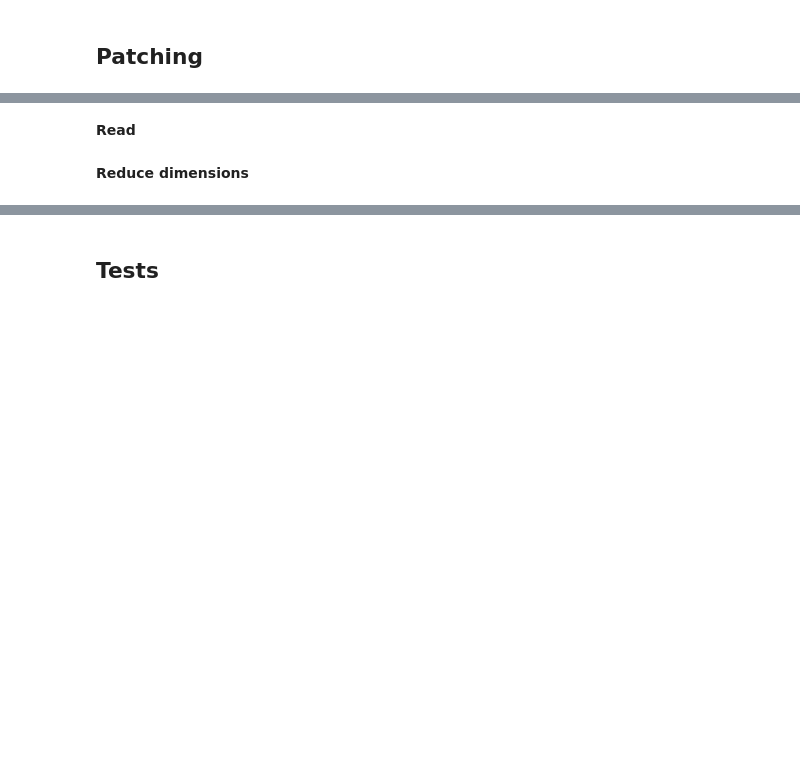
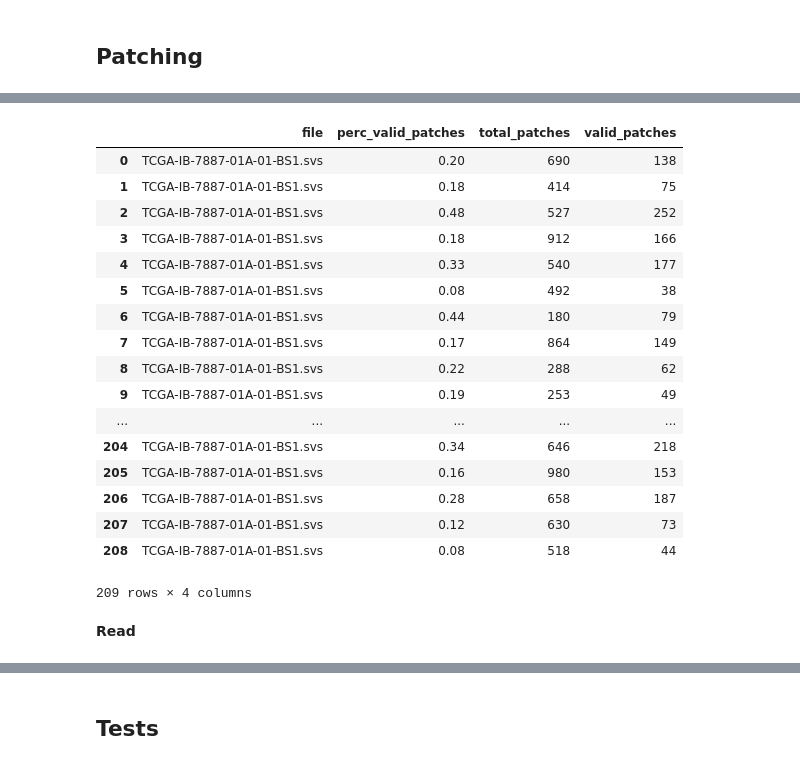
Before and after one commit to portizdegalisteo/TFM, a Jupyter notebook: wsi.ipynb, the cells around one changed output, grey strips where cells are left out. Cells and saved outputs as stored; diff of their text form; code cells hidden in the pictures; blank space fills up the shorter version.

Commit message:
finished wsi patching

```diff
--- a/wsi.ipynb
+++ b/wsi.ipynb
@@ -75,2 +73,0 @@ file = [x for x in files if '6880' in x][1]
-# %%
-os_img = openslide.open_slide(os.path.join(slides_path, file))
@@ -211,7 +73,0 @@ For all slides
-# %%
-for file in tqdm(files):
-
-    os_img = openslide.open_slide(os.path.join(slides_path, file))
-
-    save_slide_patches(os.path.join(slides_path, file), patches_path, file_prefix=file.replace('.svs', ''),
-                       patch_size=PATCH_SIZE, magnification=MAGNIFICATION)
@@ -223,2 +73,0 @@ TypeError: save_slide_patches() got an unexpected keyword argument 'file_prefix'
-# %%
-file = big_slide
@@ -224,0 +78,12 @@ file = big_slide
+# %%
+results = []
+
+for slide_file in tqdm(slides_df['file_name'].values):
+
+    os_img = openslide.open_slide(os.path.join(slides_path, slide_file))
+    n_patches, n_valid_patches = patch_slide(os_img, patches_path, PATCH_SIZE, MAGNIFICATION)
+
+    results.append({'file': file, 'total_patches': n_patches, 'valid_patches': n_valid_patches,
+                    'perc_valid_patches': round(n_valid_patches / n_patches, 2)})
+
+results = pd.DataFrame(results)
@@ -225,2 +92,23 @@ file = big_slide
+# %%
+results
+# %% [output]
+|  | file | perc_valid_patches | total_patches | valid_patches |
+| 0 | TCGA-IB-7887-01A-01-BS1.svs | 0.20 | 690 | 138 |
+| 1 | TCGA-IB-7887-01A-01-BS1.svs | 0.18 | 414 | 75 |
+| 2 | TCGA-IB-7887-01A-01-BS1.svs | 0.48 | 527 | 252 |
+| 3 | TCGA-IB-7887-01A-01-BS1.svs | 0.18 | 912 | 166 |
+| 4 | TCGA-IB-7887-01A-01-BS1.svs | 0.33 | 540 | 177 |
+| 5 | TCGA-IB-7887-01A-01-BS1.svs | 0.08 | 492 | 38 |
+| 6 | TCGA-IB-7887-01A-01-BS1.svs | 0.44 | 180 | 79 |
+| 7 | TCGA-IB-7887-01A-01-BS1.svs | 0.17 | 864 | 149 |
+| 8 | TCGA-IB-7887-01A-01-BS1.svs | 0.22 | 288 | 62 |
+| 9 | TCGA-IB-7887-01A-01-BS1.svs | 0.19 | 253 | 49 |
+| ... | ... | ... | ... | ... |
+| 204 | TCGA-IB-7887-01A-01-BS1.svs | 0.34 | 646 | 218 |
+| 205 | TCGA-IB-7887-01A-01-BS1.svs | 0.16 | 980 | 153 |
+| 206 | TCGA-IB-7887-01A-01-BS1.svs | 0.28 | 658 | 187 |
+| 207 | TCGA-IB-7887-01A-01-BS1.svs | 0.12 | 630 | 73 |
+| 208 | TCGA-IB-7887-01A-01-BS1.svs | 0.08 | 518 | 44 |
+209 rows × 4 columns
 # %% [markdown]
 **Read**
@@ -229,2 +114,0 @@ os_img = openslide.open_slide(os.path.join(slides_path, file))
-# %% [markdown]
-**Reduce dimensions**
```
Also changed, not shown: parts of 145 cells of this notebook, 4 other files.
